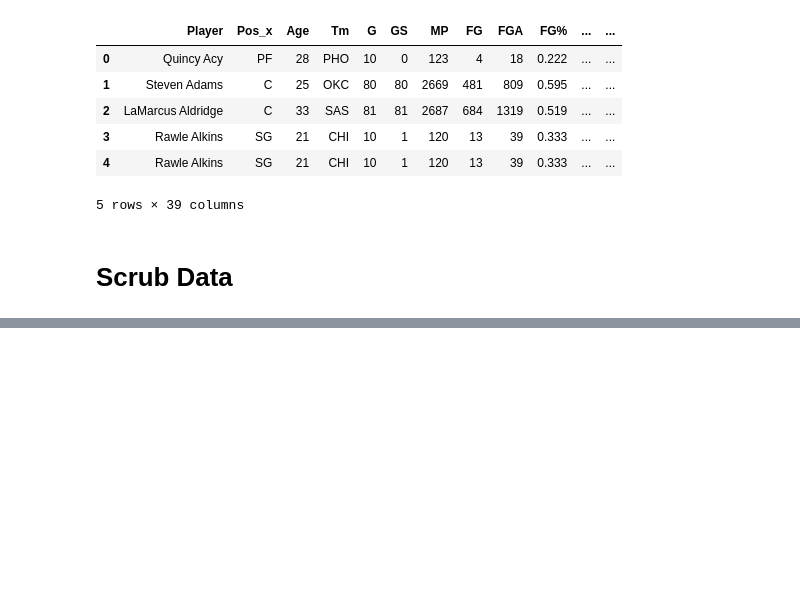
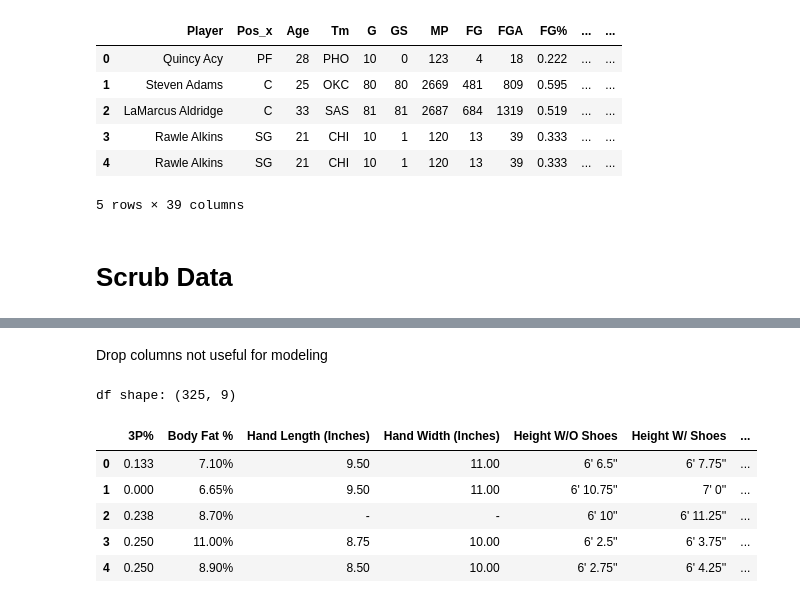
Before and after one commit to blantj/nba_3_pointer_regression, a Jupyter notebook: Modeling.ipynb, the cells around one changed output, grey strips where cells are left out. Saved outputs shown, nothing was run; the diff lists cells and outputs as text; code cells hidden in the pictures; blank space fills up the shorter version.

```diff
--- a/Modeling.ipynb
+++ b/Modeling.ipynb
@@ -52,0 +76,17 @@ df shape: (325, 39)
+# %% [markdown]
+Drop columns not useful for modeling
+# %%
+drop_columns = ['Player', 'Pos_x', 'Age', 'Tm', 'G', 'GS', 'MP', 'FG', 'FGA','FG%', '3P', '3PA', '2P', '2PA', '2P%',
+                'eFG%', 'FT', 'FTA', 'FT%', 'ORB', 'DRB', 'TRB', 'AST', 'STL', 'BLK', 'TOV', 'PF', 'PTS', 'Year',
+                'Pos_y']
+df.drop(columns=drop_columns, inplace=True)
+print('df shape:', df.shape)
+df.head()
+# %% [output]
+df shape: (325, 9)
+|  | 3P% | Body Fat % | Hand Length (Inches) | Hand Width (Inches) | Height W/O Shoes | Height W/ Shoes | ... |
+| 0 | 0.133 | 7.10% | 9.50 | 11.00 | 6' 6.5'' | 6' 7.75'' | ... |
+| 1 | 0.000 | 6.65% | 9.50 | 11.00 | 6' 10.75'' | 7' 0'' | ... |
+| 2 | 0.238 | 8.70% | - | - | 6' 10'' | 6' 11.25'' | ... |
+| 3 | 0.250 | 11.00% | 8.75 | 10.00 | 6' 2.5'' | 6' 3.75'' | ... |
+| 4 | 0.250 | 8.90% | 8.50 | 10.00 | 6' 2.75'' | 6' 4.25'' | ... |
```
Also changed, not shown: parts of 13 cells of this notebook.
